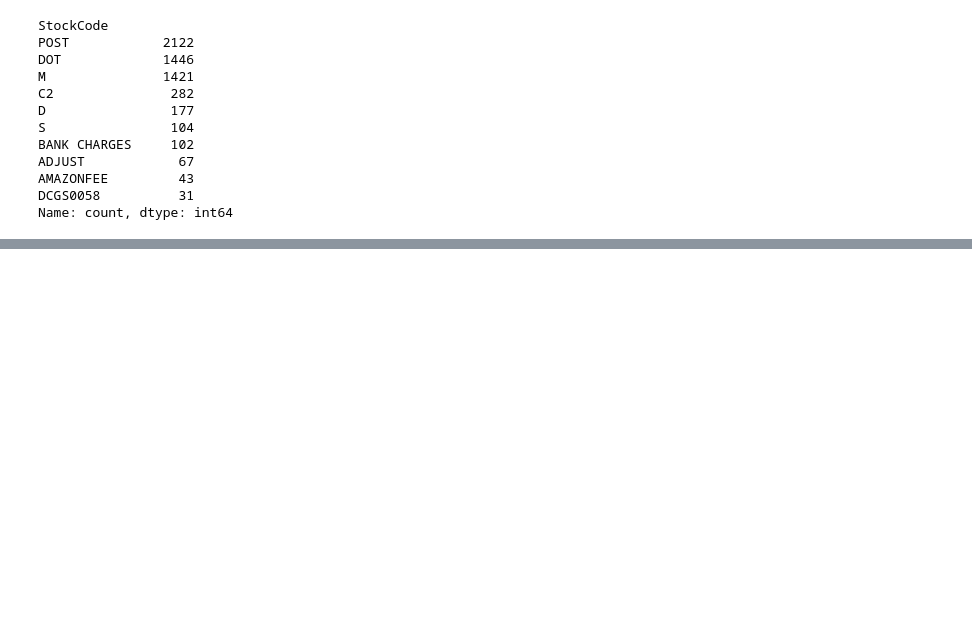
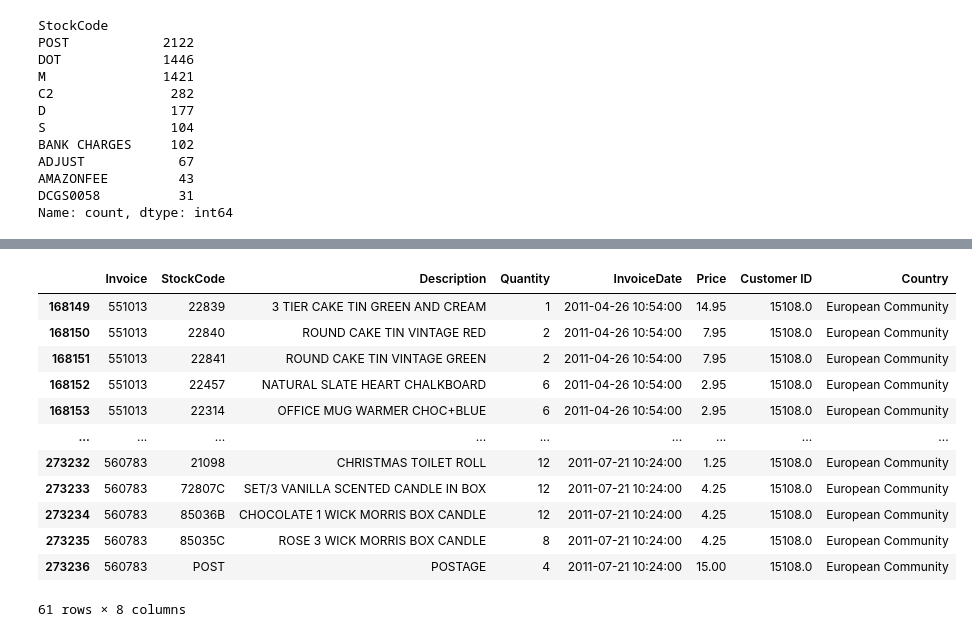
Before and after one commit to GRB55/retail-sales-performance, a Jupyter notebook: notebooks/exploratory_data_analysis.ipynb, the cells around one changed output, grey strips where cells are left out. Cells and saved outputs as stored; diff of their text form; code cells hidden in the pictures; blank space fills up the shorter version.

```diff
--- a/notebooks/exploratory_data_analysis.ipynb
+++ b/notebooks/exploratory_data_analysis.ipynb
@@ -319,0 +350,17 @@ Name: count, dtype: int64
+# %%
+# Country European community values
+df[df["Country"].isin(["European Community"])]
+# %% [output]
+|  | Invoice | StockCode | Description | Quantity | InvoiceDate | Price | Customer ID | Country |
+| 168149 | 551013 | 22839 | 3 TIER CAKE TIN GREEN AND CREAM | 1 | 2011-04-26 10:54:00 | 14.95 | 15108.0 | European Community |
+| 168150 | 551013 | 22840 | ROUND CAKE TIN VINTAGE RED | 2 | 2011-04-26 10:54:00 | 7.95 | 15108.0 | European Community |
+| 168151 | 551013 | 22841 | ROUND CAKE TIN VINTAGE GREEN | 2 | 2011-04-26 10:54:00 | 7.95 | 15108.0 | European Community |
+| 168152 | 551013 | 22457 | NATURAL SLATE HEART CHALKBOARD | 6 | 2011-04-26 10:54:00 | 2.95 | 15108.0 | European Community |
+| 168153 | 551013 | 22314 | OFFICE MUG WARMER CHOC+BLUE | 6 | 2011-04-26 10:54:00 | 2.95 | 15108.0 | European Community |
+| ... | ... | ... | ... | ... | ... | ... | ... | ... |
+| 273232 | 560783 | 21098 | CHRISTMAS TOILET ROLL | 12 | 2011-07-21 10:24:00 | 1.25 | 15108.0 | European Community |
+| 273233 | 560783 | 72807C | SET/3 VANILLA SCENTED CANDLE IN BOX | 12 | 2011-07-21 10:24:00 | 4.25 | 15108.0 | European Community |
+| 273234 | 560783 | 85036B | CHOCOLATE 1 WICK MORRIS BOX CANDLE | 12 | 2011-07-21 10:24:00 | 4.25 | 15108.0 | European Community |
+| 273235 | 560783 | 85035C | ROSE 3 WICK MORRIS BOX CANDLE | 8 | 2011-07-21 10:24:00 | 4.25 | 15108.0 | European Community |
+| 273236 | 560783 | POST | POSTAGE | 4 | 2011-07-21 10:24:00 | 15.00 | 15108.0 | European Community |
+61 rows × 8 columns
```
Also changed, not shown: parts of 2 cells of this notebook, 2 other files.
